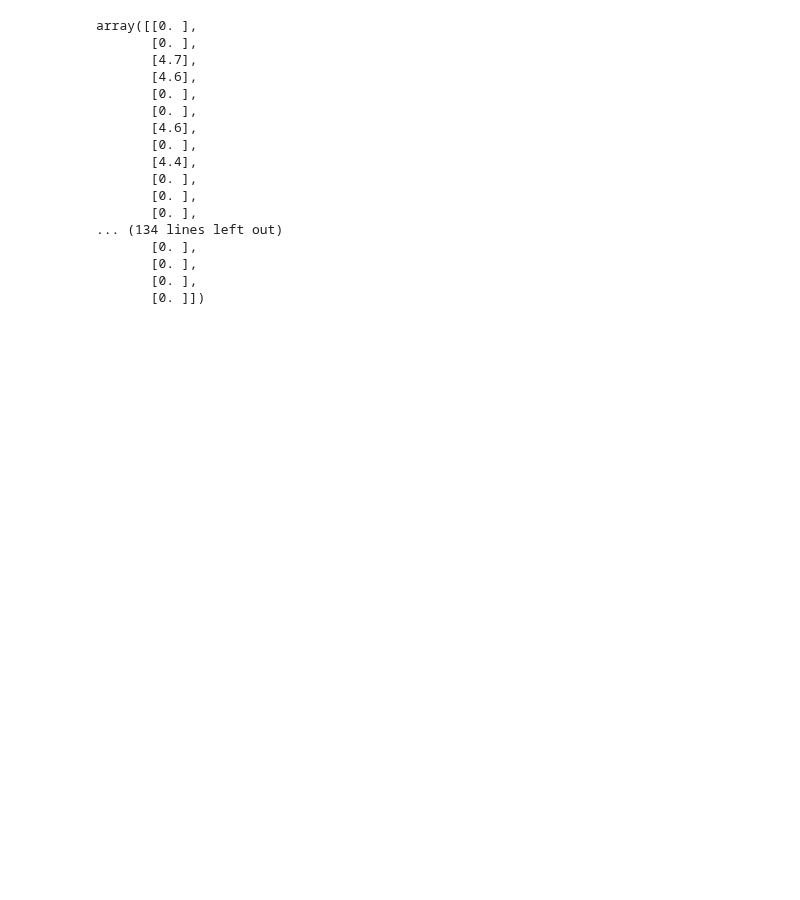
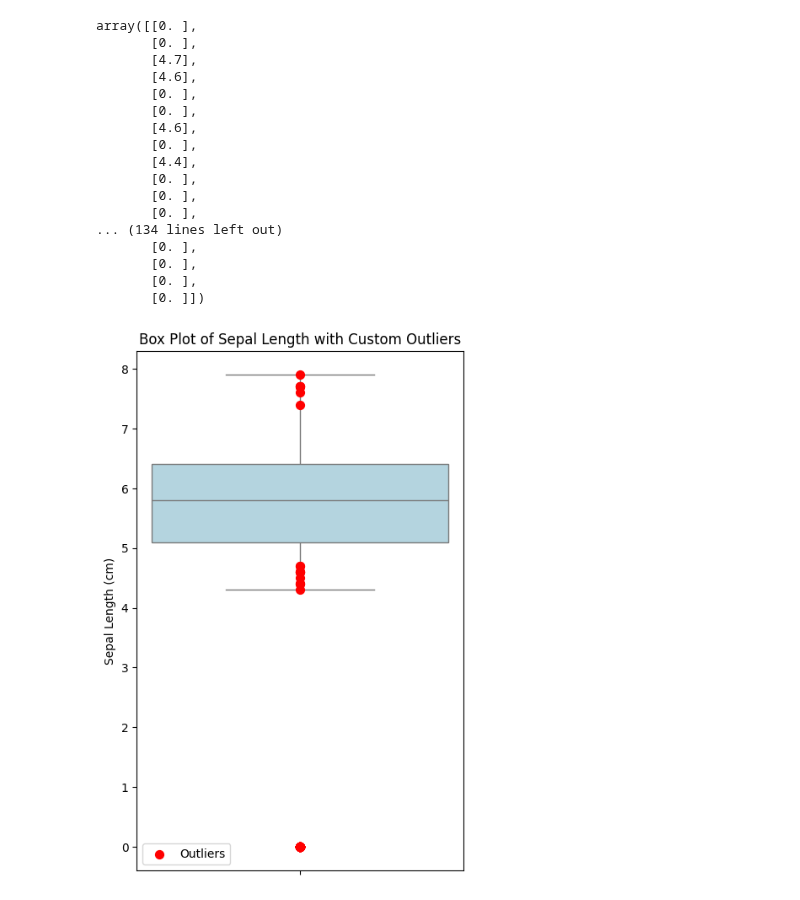
Before and after one commit to Programmer-Develops/intro-to-ml, a Jupyter notebook: data-analysis-7/main.ipynb, the cells around one changed output. Saved outputs shown, nothing was run; the diff lists cells and outputs as text; code cells hidden in the pictures; blank space fills up the shorter version.

```diff
--- a/data-analysis-7/main.ipynb
+++ b/data-analysis-7/main.ipynb
@@ -88,7 +88,7 @@ df2 = pd.read_csv('Iris.csv')
 
 des = df2.describe()
 
-Qq1 = df2[["PetalLengthCm"]].quantile(0.25)
+Qq1 = df2[["SepalLengthCm"]].quantile(0.25)
 Qq2 = df2[["SepalLengthCm"]].quantile(0.50)
 Qq3 = df2[["SepalLengthCm"]].quantile(0.75)
 
@@ -100,10 +100,10 @@ upper2 = Qq3 + IQR2*0.75
 # l = [Qq1.values, Qq2.values, Qq3.values]
 # l
 
-outlier2 = ((df2[["SepalLengthCm"]] > upper2) | (df2[["SepalLengthCm"]] < lower1))
+# outlier2 = ((df2[["SepalLengthCm"]] > upper2) | (df2[["SepalLengthCm"]] < lower1))
 # print(outlier2+)
-res = np.where((df2[["SepalLengthCm"]] > upper2) | (df2[["SepalLengthCm"]] < lower1), df2[["SepalLengthCm"]],0)
-res
+out = np.where((df2[["SepalLengthCm"]] > upper2) | (df2[["SepalLengthCm"]] < lower1), df2[["SepalLengthCm"]],0)
+out
 # %% [output]
 array([[0. ],
        [0. ],
@@ -122,3 +122,15 @@ array([[0. ],
        [0. ],
        [0. ],
        [0. ]])
+# %%
+plt.figure(figsize=(5,8))
+sns.boxplot(y=df2["SepalLengthCm"], color="lightblue", orient="h")
+
+plt.scatter([0]*len(out), out, color="red", s=50, zorder=5, label="Outliers")
+
+plt.title("Box Plot of Sepal Length with Custom Outliers")
+plt.ylabel("Sepal Length (cm)")
+plt.legend()
+plt.show()
+# %% [output]
+[figure, added]
```
